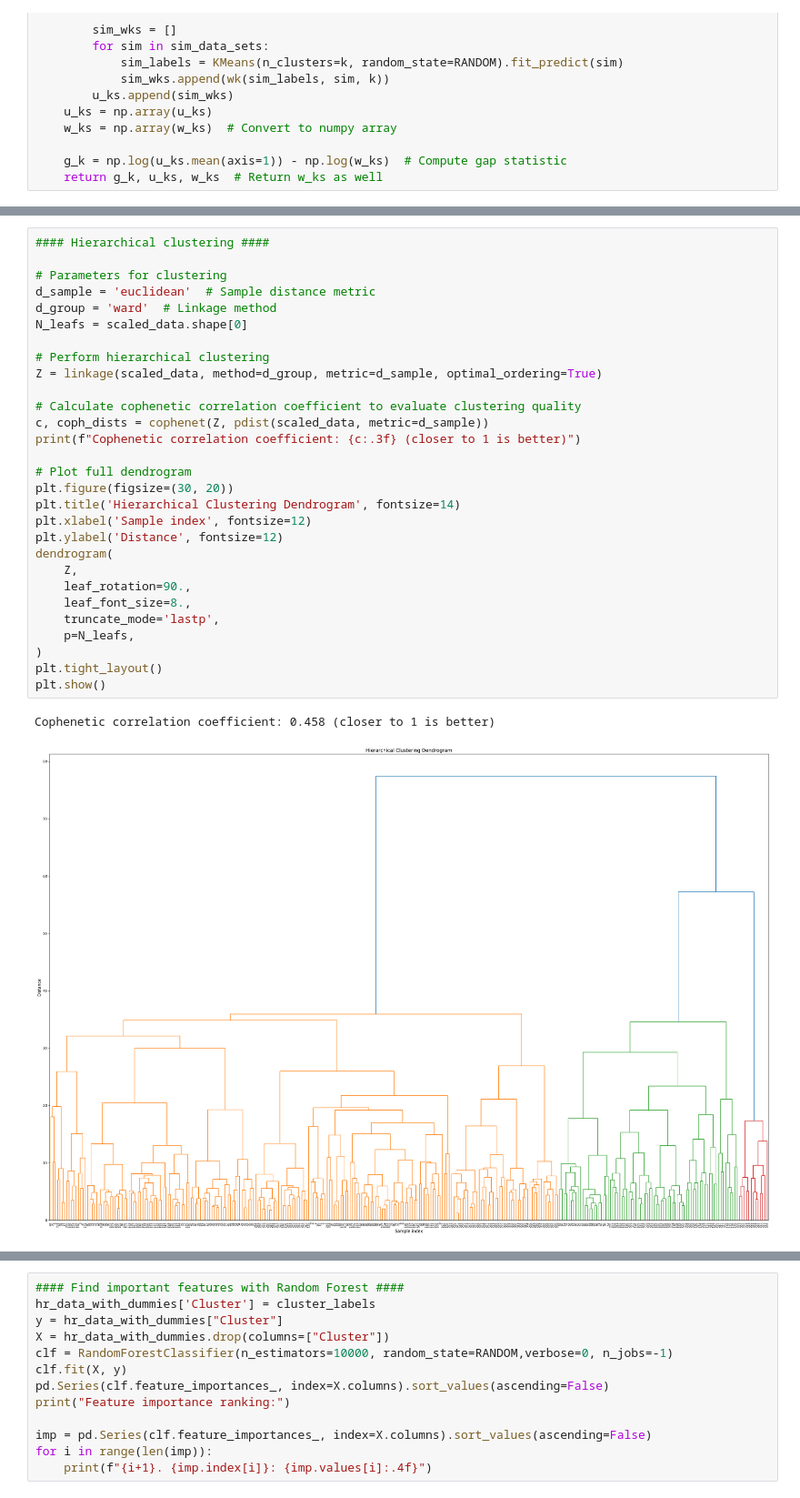
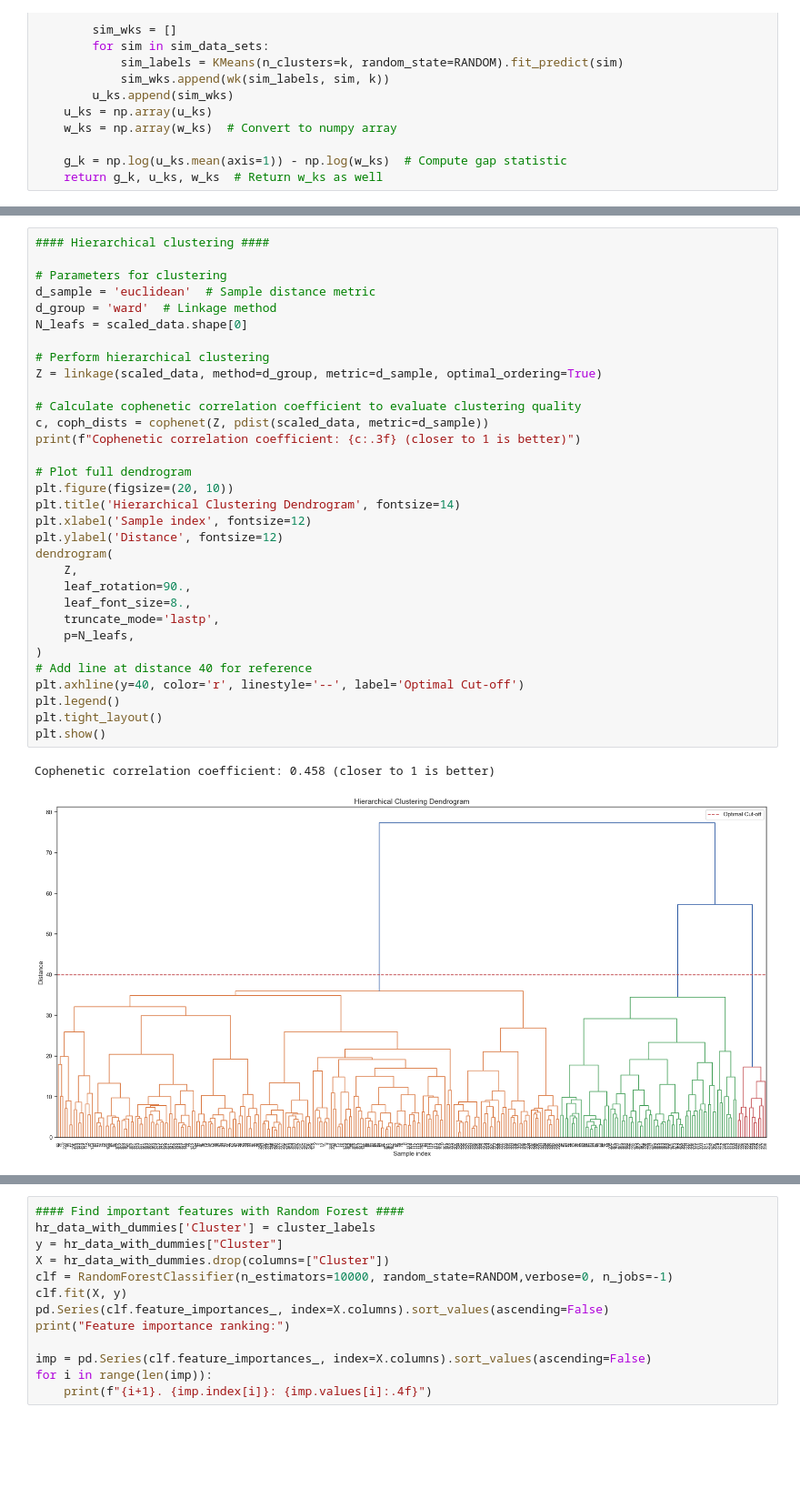
Before and after one commit to MrMustii/CDA_Case2, a Jupyter notebook: explore.ipynb, the cells around one changed output, grey strips where cells are left out. Shown at 91% size. Cells and saved outputs as stored; diff of their text form; blank space fills up the shorter version.

```diff
--- a/explore.ipynb
+++ b/explore.ipynb
@@ -444,35 +445,38 @@ Optimal number of components (AIC): 20
 # %%
 #### Hierarchical clustering ####
 
 # Parameters for clustering
 d_sample = 'euclidean'  # Sample distance metric
 d_group = 'ward'  # Linkage method
 N_leafs = scaled_data.shape[0]
 
 # Perform hierarchical clustering
 Z = linkage(scaled_data, method=d_group, metric=d_sample, optimal_ordering=True)
 
 # Calculate cophenetic correlation coefficient to evaluate clustering quality
 c, coph_dists = cophenet(Z, pdist(scaled_data, metric=d_sample))
 print(f"Cophenetic correlation coefficient: {c:.3f} (closer to 1 is better)")
 
 # Plot full dendrogram
-plt.figure(figsize=(30, 20))
+plt.figure(figsize=(20, 10))
 plt.title('Hierarchical Clustering Dendrogram', fontsize=14)
 plt.xlabel('Sample index', fontsize=12)
 plt.ylabel('Distance', fontsize=12)
 dendrogram(
     Z,
     leaf_rotation=90.,
     leaf_font_size=8.,
     truncate_mode='lastp',
     p=N_leafs,
 )
+# Add line at distance 40 for reference
+plt.axhline(y=40, color='r', linestyle='--', label='Optimal Cut-off')
+plt.legend()
 plt.tight_layout()
 plt.show()
 # %% [output]
 Cophenetic correlation coefficient: 0.458 (closer to 1 is better)
-[figure, old version]
+[figure, new version]
 # %%
 ####  Self-Organizing Maps ####
 # Define SOM parameters
```
Also changed, not shown: parts of 10 cells of this notebook.
